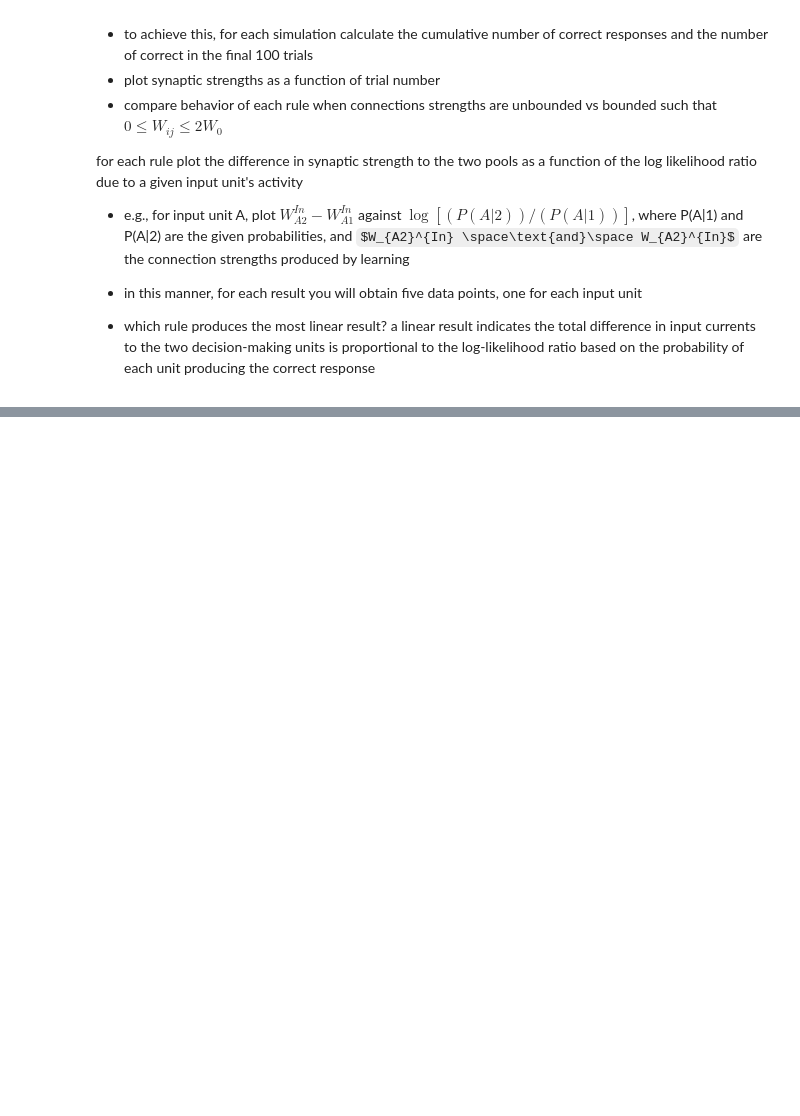
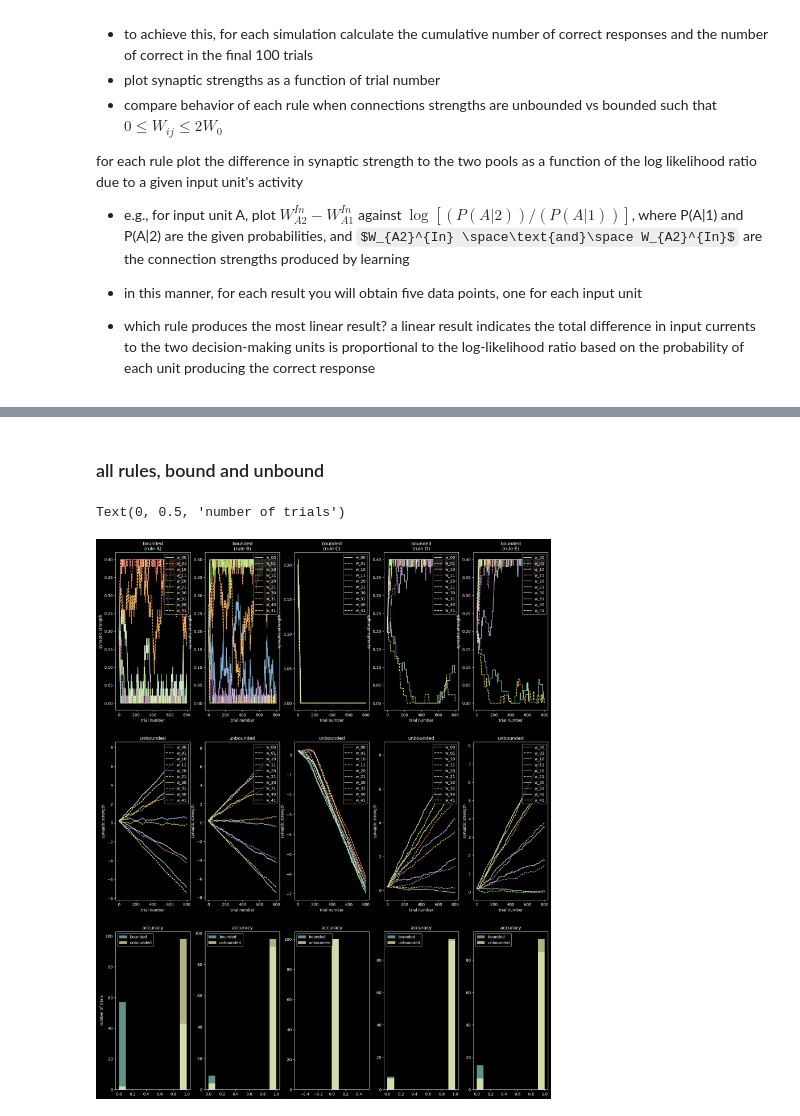
Before and after one commit to polsen99/intro_comp_neuro, a Jupyter notebook: ch8 (learning and synaptic plasticity)/tutorial 8.3 - learning the weather-prediction task in a neural circuit.ipynb, the cells around one changed output, grey strips where cells are left out. Cells and saved outputs as stored; diff of their text form; code cells hidden in the pictures; some formulas as TeX source; blank space fills up the shorter version.

```diff
--- a/ch8 (learning and synaptic plasticity)/tutorial 8.3 - learning the weather-prediction task in a neural circuit.ipynb
+++ b/ch8 (learning and synaptic plasticity)/tutorial 8.3 - learning the weather-prediction task in a neural circuit.ipynb
@@ -982,0 +347,26 @@ plt.imshow(final_weights_e)
+# %% [markdown]
+### all rules, bound and unbound
+# %%
+fig, ax = plt.subplots(3, 5, figsize=(20, 25))
+
+for i, rule in enumerate(RULES):
+    bounded, weights_bounded = run_trials(rule=rule, bound_weights=True)
+    unbounded, weights_unbounded = run_trials(rule=rule, bound_weights=False)
+
+    ax[0][i] = plot_synaptic_strengths(weights_bounded, ax[0][i])
+    ax[0][i].set_title(f'bounded\n(rule {rule.upper()})')
+
+    ax[1][i] = plot_synaptic_strengths(weights_unbounded, ax[1][i])
+    ax[1][i].set_title('unbounded')
+
+    ax[2][i].hist(bounded[-100:], label='bounded', alpha=0.7)
+    ax[2][i].hist(unbounded[-100:], label='unbounded', alpha=0.7)
+    ax[2][i].set_title('accuracy')
+    ax[2][i].legend(loc='upper left')
+
+ax[0][0].set_ylabel('synaptic strength')
+ax[1][0].set_ylabel('synaptic strength')
+ax[2][0].set_ylabel('number of trials')
+# %% [output]
+Text(0, 0.5, 'number of trials')
+[figure, added]
```
Also changed, not shown: parts of 45 cells of this notebook.
